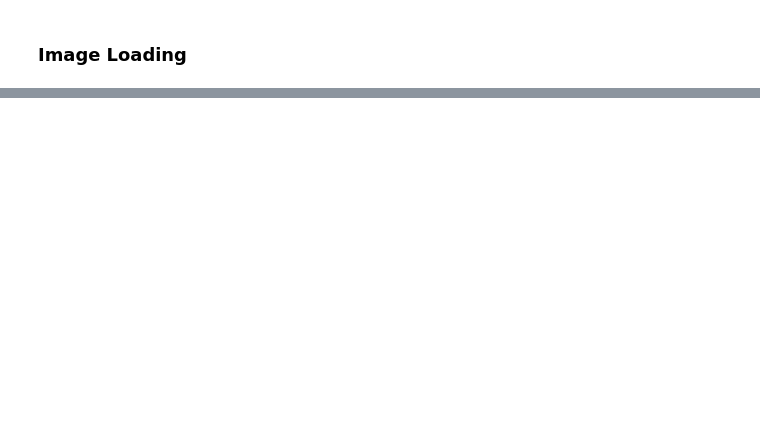
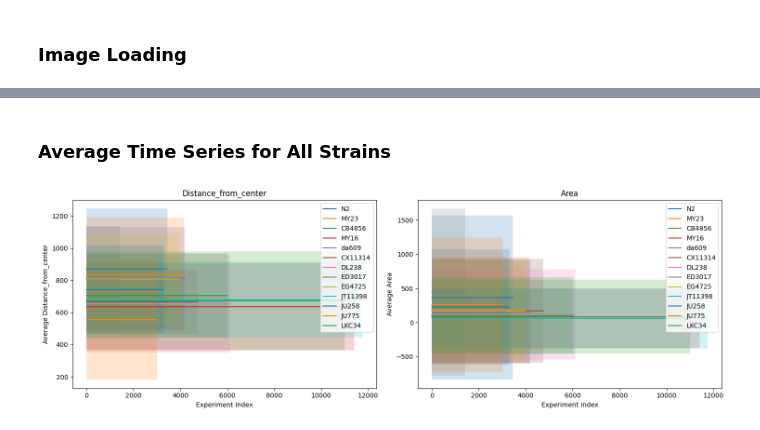
Before and after one commit to erusconiclerici/collectiveNematodes, a Jupyter notebook: Code/Python/Strain_Comparison_Study.ipynb, the cells around one changed output, grey strips where cells are left out. Drawn from its saved outputs; the diff is of its cells as text; code cells hidden in the pictures; blank space fills up the shorter version.

```diff
--- a/Code/Python/Strain_Comparison_Study.ipynb
+++ b/Code/Python/Strain_Comparison_Study.ipynb
@@ -176,0 +302,37 @@ for strain_folder in os.listdir(root_path):
+# %% [markdown]
+### Average Time Series for All Strains ###
+# %%
+def plot_average_time_series(experiment_features):
+    # Determine the number of unique features (excluding 'center_of_mass')
+    sample_experiment = next(iter(next(iter(experiment_features.values())).values()))
+    feature_keys = [key for key in sample_experiment[0].keys() if key != 'center_of_mass']
+
+    num_features = len(feature_keys)
+    fig, axs = plt.subplots(1, num_features, figsize=(15, 5), squeeze=False)
+    axs = axs.flatten()
+
+    for j, feature_key in enumerate(feature_keys):
+        for strain, experiments in experiment_features.items():
+            all_feature_values = []
+            for exp_label, features in experiments.items():
+                feature_values = [feature[feature_key] for feature in features]
+                all_feature_values.extend(feature_values)
+
+            avg_feature = np.mean(all_feature_values)
+            std_feature = np.std(all_feature_values)
+            x = range(len(all_feature_values))
+
+            axs[j].plot(x, [avg_feature] * len(x), label=strain)  # Constant line for average
+            axs[j].fill_between(x, [avg_feature - std_feature] * len(x), [avg_feature + std_feature] * len(x), alpha=0.2)
+
+        axs[j].set_title(feature_key.capitalize())
+        axs[j].set_xlabel('Experiment Index')
+        axs[j].set_ylabel(f'Average {feature_key.capitalize()}')
+        axs[j].legend()
+
+    plt.tight_layout()
+    plt.show()
+
+plot_average_time_series(experiment_features)
+# %% [output]
+[figure, added]
```
Also changed, not shown: parts of 12 cells of this notebook.
